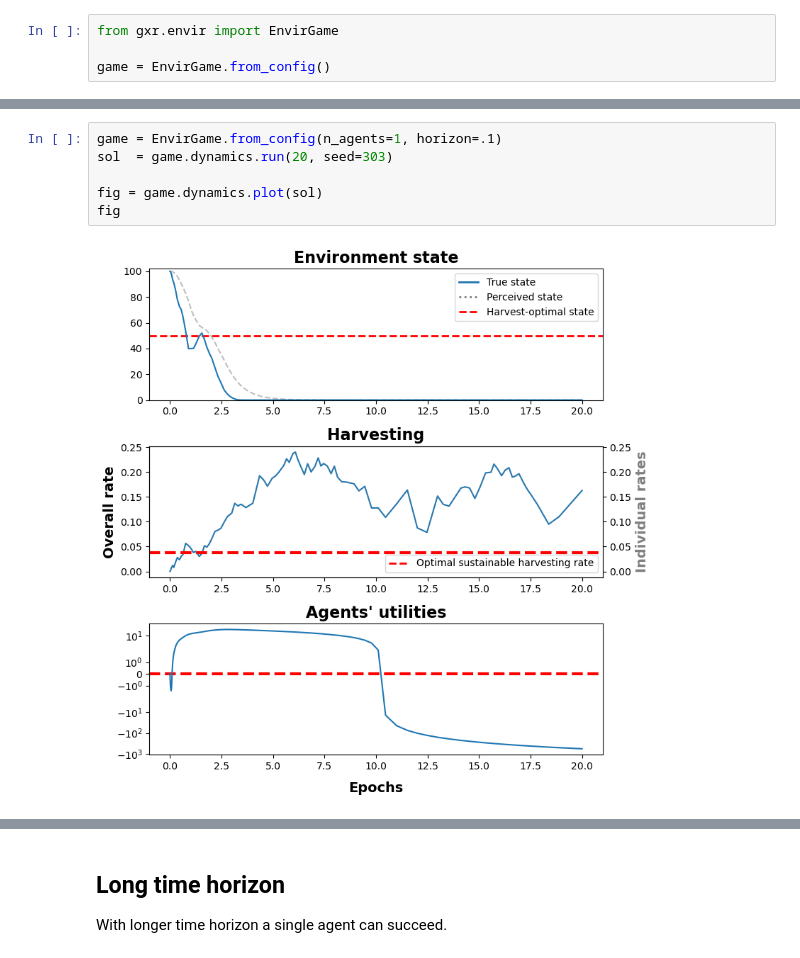
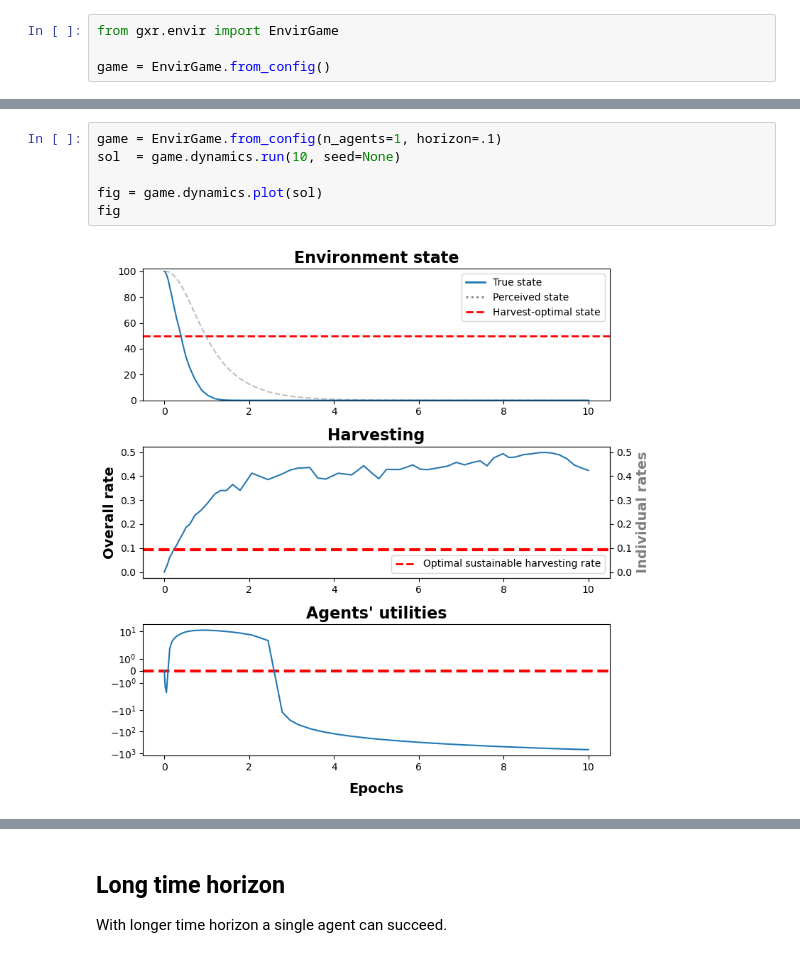
Before and after one commit to iss-obuz/gxr-envir, a Jupyter notebook: notebooks/envir-simulations.ipynb, the cells around one changed output, grey strips where cells are left out. Cells and saved outputs as stored; diff of their text form.

```diff
--- a/notebooks/envir-simulations.ipynb
+++ b/notebooks/envir-simulations.ipynb
@@ -68,8 +73,8 @@ of low resources (5% of the carrying capacity) to the state of abundance
 # %%
 game = EnvirGame.from_config(n_agents=1, horizon=.1)
-sol  = game.dynamics.run(20, seed=303)
+sol  = game.dynamics.run(10, seed=None)
 
 fig = game.dynamics.plot(sol)
 fig
 # %% [output]
-[figure, old version]
+[figure, new version]
```
Also changed, not shown: parts of 14 cells of this notebook, 9 other files.
